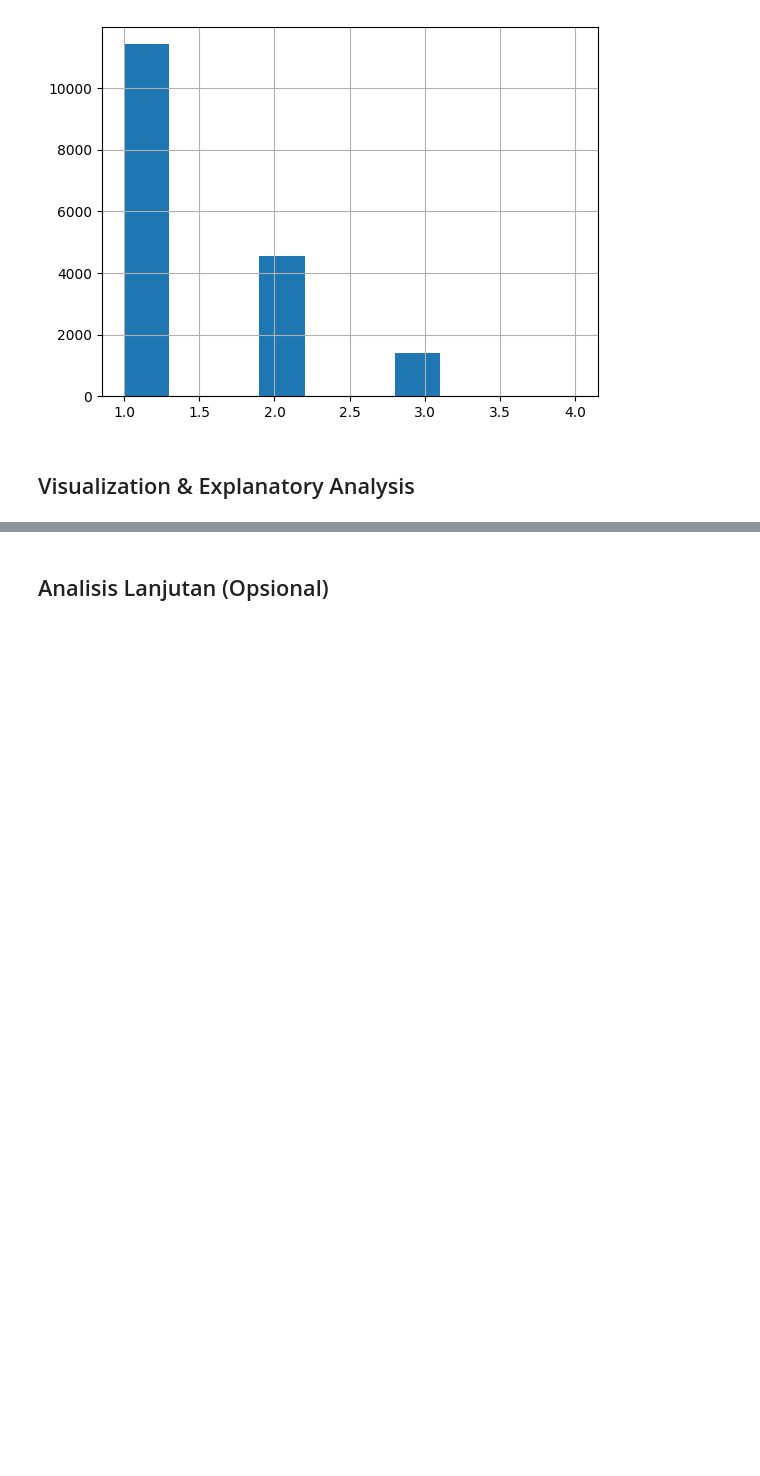
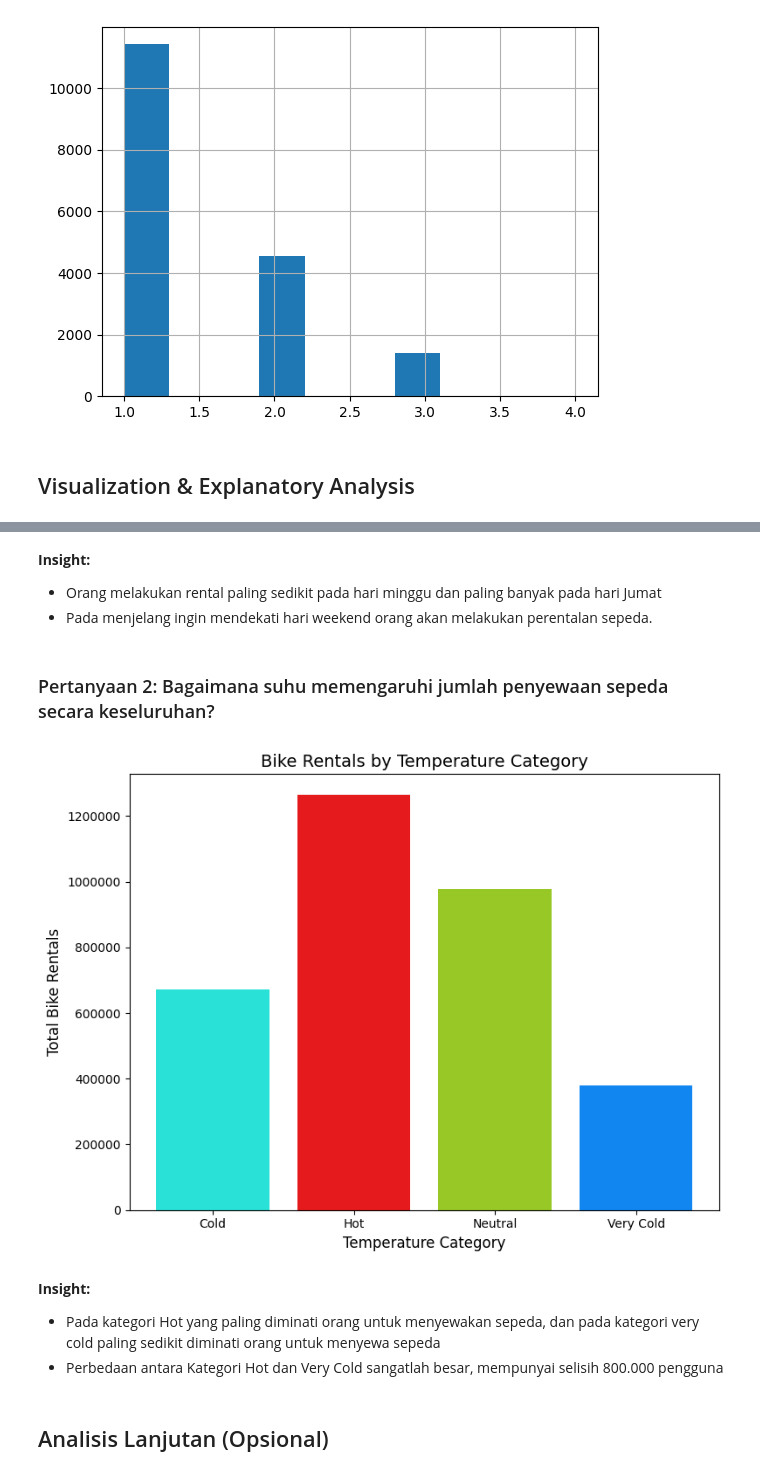
Before and after one commit to ItSam77/DataAnalyze, a Jupyter notebook: Proyek_Analisis_Data.ipynb, the cells around one changed output, grey strips where cells are left out. Drawn from its saved outputs; the diff is of its cells as text; code cells hidden in the pictures; blank space fills up the shorter version.

```diff
--- a/Proyek_Analisis_Data.ipynb
+++ b/Proyek_Analisis_Data.ipynb
@@ -393,3 +383,50 @@ The `ci` parameter is deprecated. Use `errorbar=None` for the same effect.
+# %% [markdown]
+**Insight:**
+- Orang melakukan rental paling sedikit pada hari minggu dan paling banyak pada hari Jumat
+- Pada menjelang ingin mendekati hari weekend orang akan melakukan perentalan sepeda.
+# %% [markdown]
+### Pertanyaan 2: Bagaimana suhu memengaruhi jumlah penyewaan sepeda secara keseluruhan?
+# %%
+# Mendefiniskan kategori temperatur pada temp.
+def categorize_temp(temp):
+    if temp < 0.34:
+        return 'Very Cold'
+    elif 0.34 <= temp < 0.5:
+        return 'Cold'
+    elif 0.5 <= temp < 0.66:
+        return 'Neutral'
+    else:
+        return 'Hot'
+
+# Apply Kategori temperatur ke dataset
+hourdf['temp_category'] = hourdf['temp'].apply(categorize_temp)
+
+# Kelompokkan berdasarkan kategori suhu dan hitung jumlah total persewaan sepeda di setiap kategori
+category_rental_count = hourdf.groupby('temp_category')['cnt'].sum().reset_index()
+
+# Membuat bar chart untuk menghitung penyewa sepeda pada kategori temperaturnya
+plt.figure(figsize=(8, 6))
+plt.bar(category_rental_count['temp_category'], category_rental_count['cnt'], color=['#29e1d7', '#e41a1c', '#97C826', '#1186f1'])
+
+# Menambahkan label dan judul
+plt.xlabel('Temperature Category', fontsize=12)
+plt.ylabel('Total Bike Rentals', fontsize=12)
+plt.title('Bike Rentals by Temperature Category', fontsize=14)
+plt.xticks(fontsize=10)
+plt.yticks(fontsize=10)
+
+# Set y-axis agar bernilai integer, bukan desimal
+plt.gca().get_yaxis().set_major_formatter(plt.FuncFormatter(lambda x, _: int(x)))
+
+# Menampilkan bar chart
+plt.tight_layout()
+plt.show()
+# %% [output]
+[figure, added]
+# %% [markdown]
+**Insight:**
+- Pada kategori Hot yang paling diminati orang untuk menyewakan sepeda, dan pada kategori very cold paling sedikit diminati orang untuk menyewa sepeda
+- Perbedaan antara Kategori Hot dan Very Cold sangatlah besar, mempunyai selisih 800.000 pengguna
 # %% [markdown]
 ## Analisis Lanjutan (Opsional)
 # %% [markdown]
```
Also changed, not shown: parts of 7 cells of this notebook.
